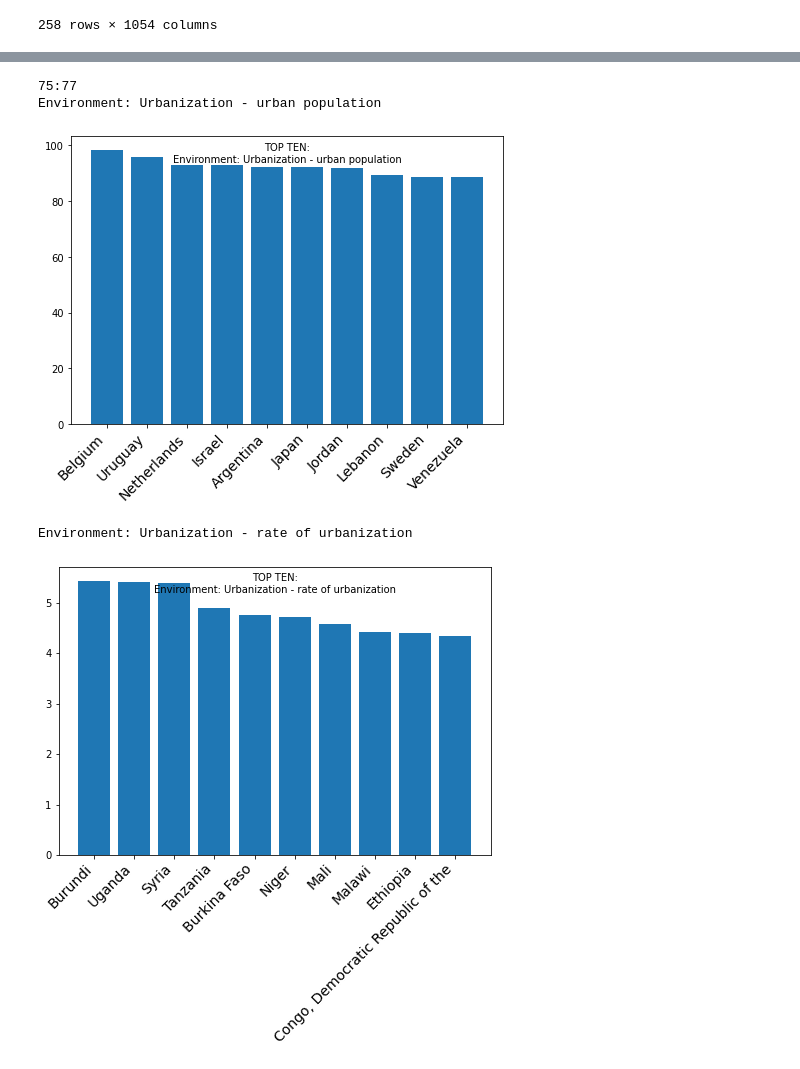
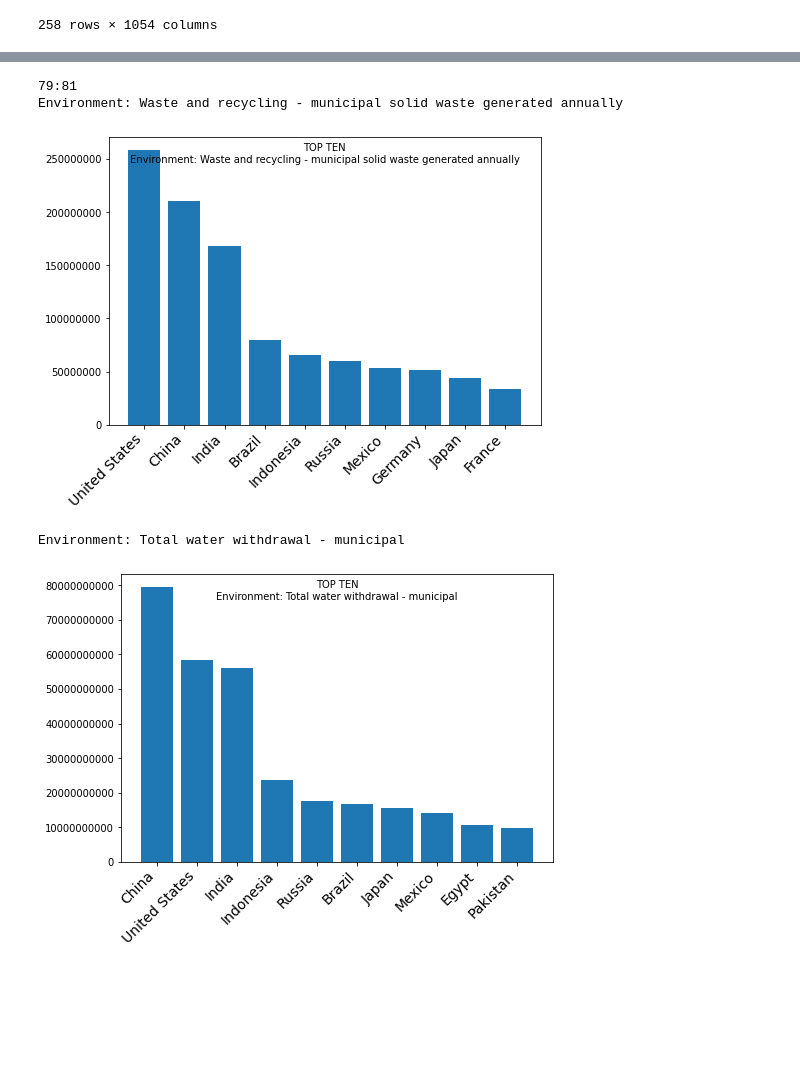
Before and after one commit to romstroller/ciaFactbook, a Jupyter notebook: ciaFBtest.ipynb, the cells around one changed output, grey strips where cells are left out. Drawn from its saved outputs; the diff is of its cells as text; code cells hidden in the pictures; blank space fills up the shorter version.

```diff
--- a/ciaFBtest.ipynb
+++ b/ciaFBtest.ipynb
@@ -439,13 +426,14 @@ df
 # %%
 # need to go back and get units
-def showTopTen( featName, asc = False ):
+def showTopTen( featName, _df, asc = False ):
     print( featName )
 
-    df10 = pd.concat( [ df[ 'Country' ], pd.Series( df[ featName ] ) ],
-        axis=1 ).sort_values( by=[ featName ], ascending=asc )[ :10 ]
+    df10 = pd.concat( [ _df[ 'Country' ],
+        pd.Series( _df[ featName ] ) ], axis=1 ).sort_values( by=[ featName ],
+        ascending=asc )[ :10 ]
 
     fig = plt.figure()
-    fig.suptitle( "TOP TEN:\n" + featName, fontsize=10 )
+    fig.suptitle( f"{'BOTTOM' if asc else 'TOP'} TEN\n{featName}", fontsize=10 )
 
     ax = fig.add_axes( [ 0, 0, 1, 1 ] )
     ax.bar( df10.iloc[ :, 0 ], df10.iloc[ :, 1 ] )
@@ -598,0 +701,20 @@ People and Society: Median age - total
+# %%
+# who has the highest combined score for both adult obesity prevalence and
+# children 4- underweight, where both scores are above feature mean?
+
+uFeat = 'People and Society: Children under the age of 5 years underweight'
+oFeat = 'People and Society: Obesity - adult prevalence rate'
+
+showTopTen( uFeat, df )
+showTopTen( oFeat, df )
+
+df[ 'Generational weight disparity' ] = (df[ uFeat ] + df[ oFeat ])
+
+aboveMeans = [ country for country in df[ 'Country' ] if (
+    df.loc[ df[ 'Country' ] == country, uFeat ].iloc[ 0 ]
+    >=df[ uFeat ].mean() and
+    df.loc[ df[ 'Country' ] == country, oFeat ].iloc[ 0 ]
+    >=df[ oFeat ].mean()) ]
+
+showTopTen( 'Generational weight disparity',
+    df[ df[ 'Country' ].isin( aboveMeans ) ] )
@@ -642,16 +836,23 @@ People and Society: Median age - total
 # %%
-listStart = 75
+listStart = 79
 showNumber = 2
 # %%
 print( f"{listStart}:{listStart + showNumber}" )
-for i in list( df.columns )[ listStart:listStart + showNumber ]: showTopTen( i )
-listStart += showNumber
+for i in list( df.columns )[ listStart:listStart + showNumber ]:
+    showTopTen( i, df )
+    listStart += showNumber
+
+newDrops = [
+    'Government: Country name - etymology',
+    'Economy: Real GDP per capita - note'
+
+    ]
 # %% [output]
-75:77
-Environment: Urbanization - urban population
+79:81
+Environment: Waste and recycling - municipal solid waste generated annually
-[figure, old version]
+[figure, new version]
-Environment: Urbanization - rate of urbanization
+Environment: Total water withdrawal - municipal
-[figure, old version]
+[figure, new version]
 # %%
 # Things that China is in the top-ten/5/3/1 of
 # (Who else are the "most top 10/5/3/1" countries?)
```
Also changed, not shown: parts of 34 cells of this notebook.
